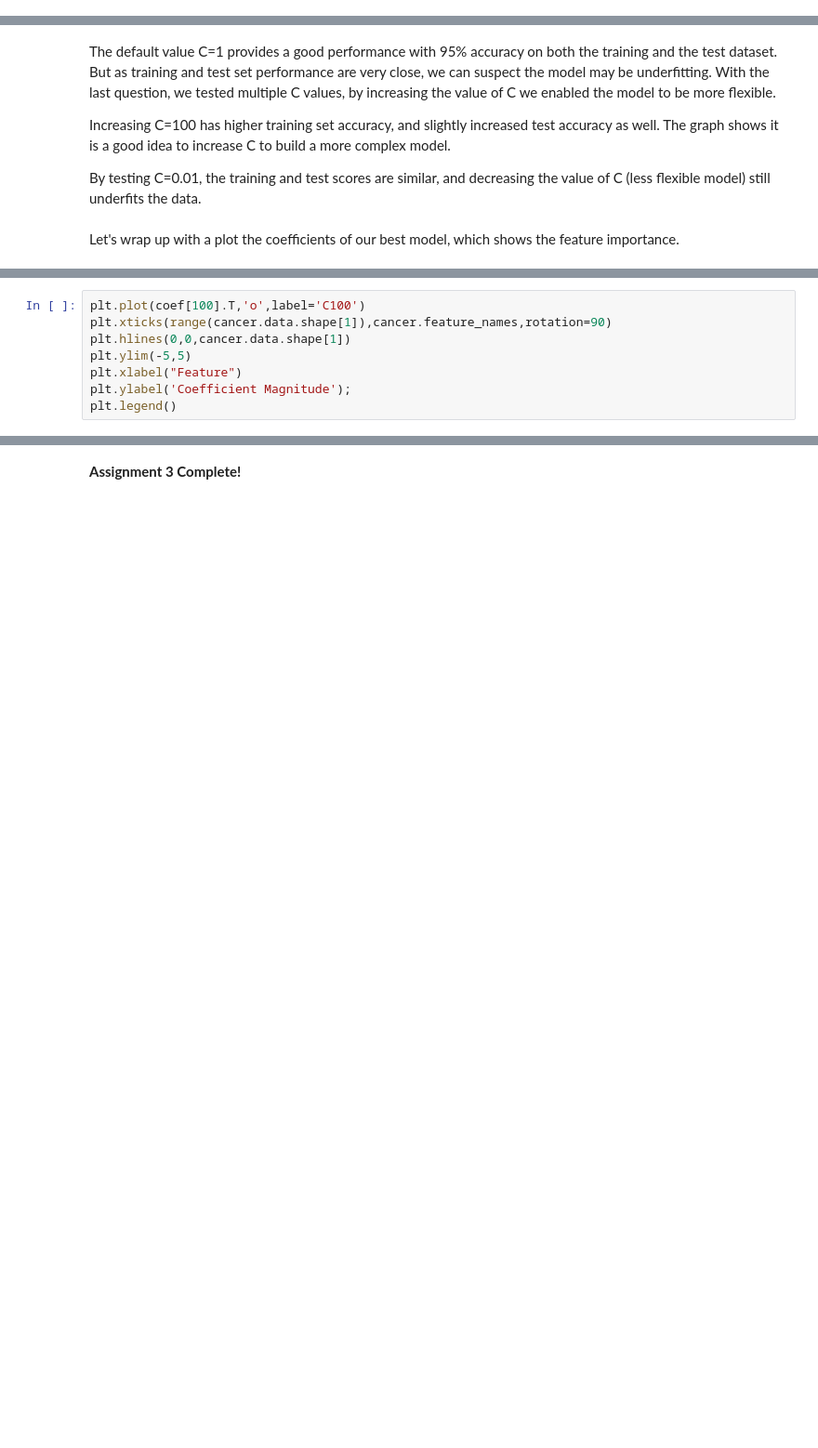
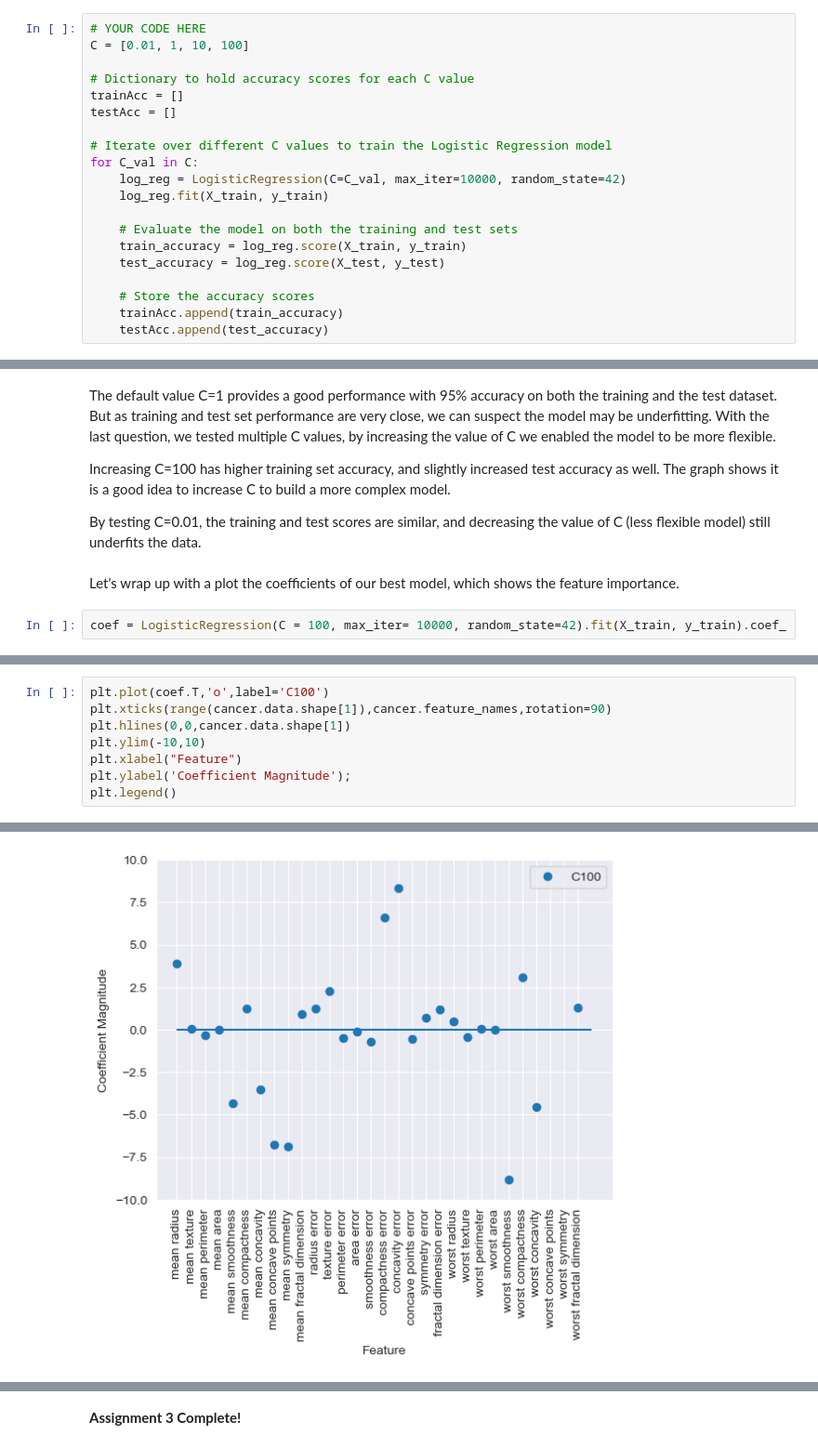
Before and after one commit to yzysnake/Data_Mining_Principles, a Jupyter notebook: Week 6/Assignment 3/Win24_Assignment3-STU-3.ipynb, the cells around one changed output, grey strips where cells are left out. Shown at 93% size. Saved outputs shown, nothing was run; the diff lists cells and outputs as text; blank space fills up the shorter version.

```diff
--- a/Week 6/Assignment 3/Win24_Assignment3-STU-3.ipynb
+++ b/Week 6/Assignment 3/Win24_Assignment3-STU-3.ipynb
@@ -241,3 +251,23 @@ C = [0.01, 1, 10, 100]
+# %%
+# YOUR CODE HERE
+C = [0.01, 1, 10, 100]
+
+# Dictionary to hold accuracy scores for each C value
+trainAcc = []
+testAcc = []
+
+# Iterate over different C values to train the Logistic Regression model
+for C_val in C:
+    log_reg = LogisticRegression(C=C_val, max_iter=10000, random_state=42)
+    log_reg.fit(X_train, y_train)
+
+    # Evaluate the model on both the training and test sets
+    train_accuracy = log_reg.score(X_train, y_train)
+    test_accuracy = log_reg.score(X_test, y_test)
+
+    # Store the accuracy scores
+    trainAcc.append(train_accuracy)
+    testAcc.append(test_accuracy)
 # %% [markdown]
 If you stored the accuracy scores in trainAcc and testAcc for training scores and test scores for varying C levels, you may have a plot like this:
 # %%
@@ -253,3 +289,5 @@ Increasing C=100 has higher training set accuracy, and slightly increased test a
 By testing C=0.01, the training and test scores are similar, and decreasing the value of C (less flexible model) still underfits the data.
 # %% [markdown]
 Let's wrap up with a plot the coefficients of our best model, which shows the feature importance.
+# %%
+coef = LogisticRegression(C = 100, max_iter= 10000, random_state=42).fit(X_train, y_train).coef_
@@ -256,8 +314,9 @@ Let's wrap up with a plot the coefficients of our best model, which shows the fe
 # %%
-plt.plot(coef[100].T,'o',label='C100')
+plt.plot(coef.T,'o',label='C100')
 plt.xticks(range(cancer.data.shape[1]),cancer.feature_names,rotation=90)
 plt.hlines(0,0,cancer.data.shape[1])
-plt.ylim(-5,5)
+plt.ylim(-10,10)
 plt.xlabel("Feature")
 plt.ylabel('Coefficient Magnitude');
 plt.legend()
+# %% [output]
@@ -263,0 +324 @@ plt.legend()
+[figure, added]
```
Also changed, not shown: parts of 12 cells of this notebook.
